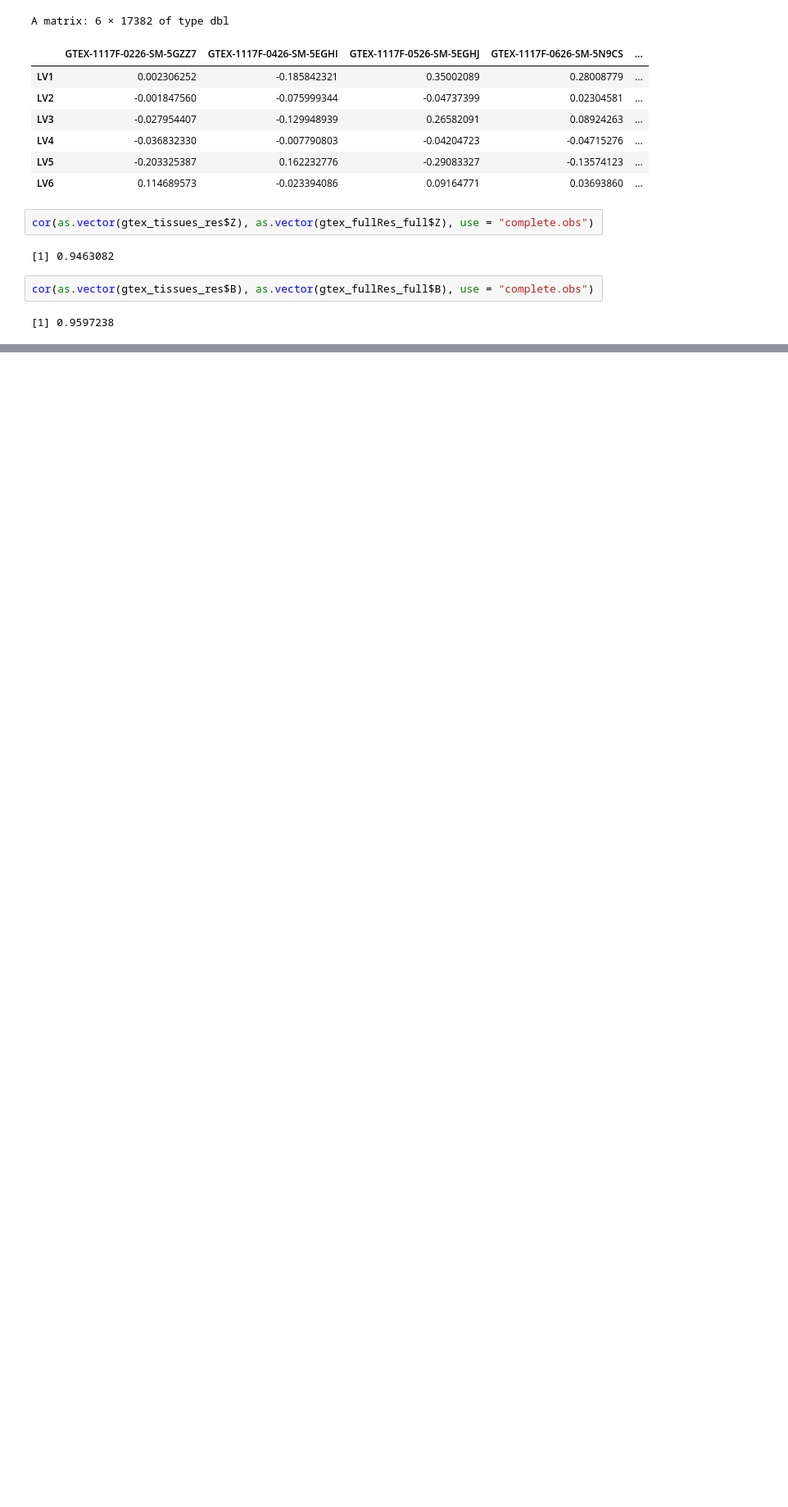
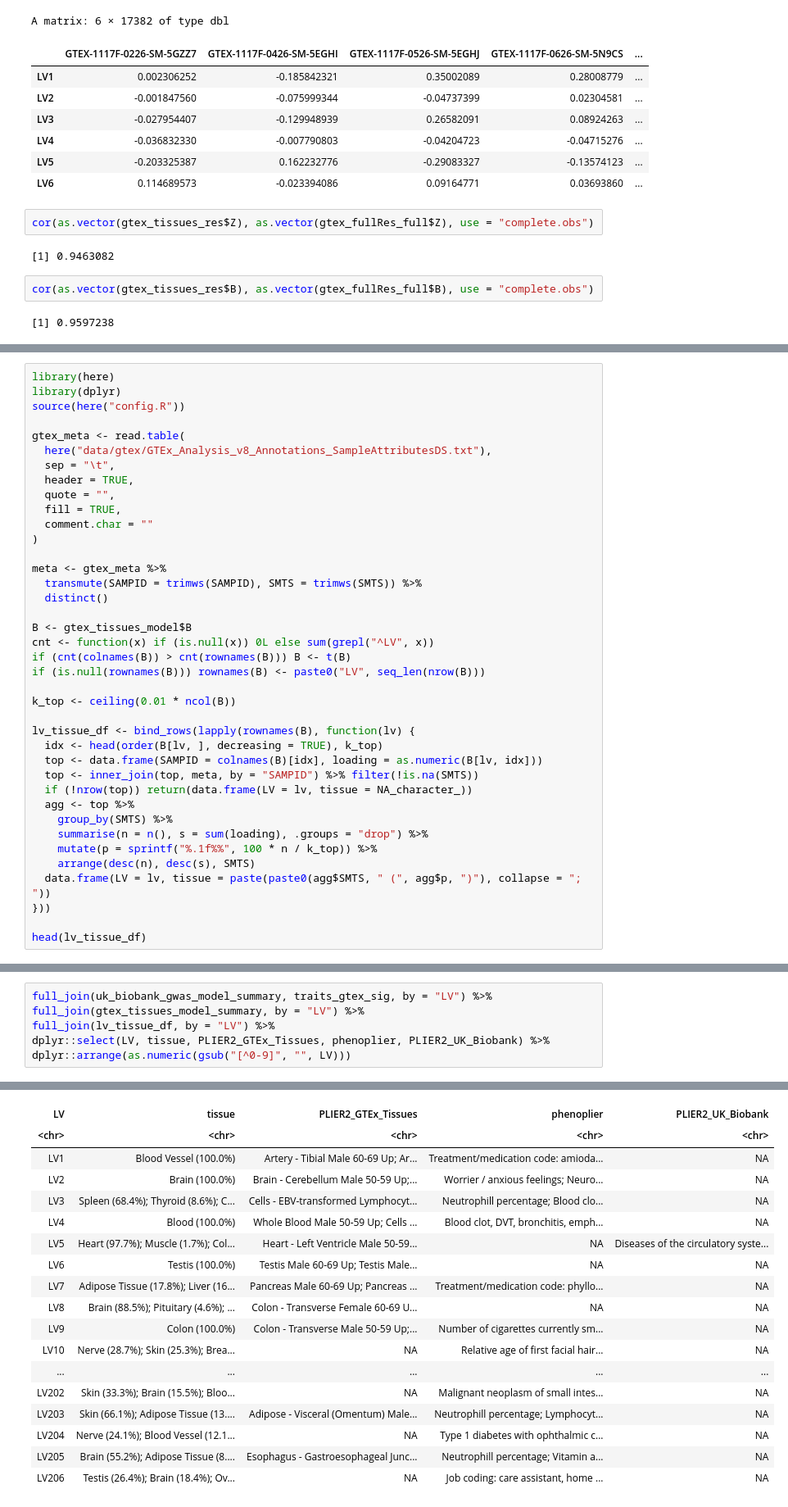
Before and after one commit to pivlab/plier2-analyses, a Jupyter notebook: nbs/01_model_building/gtex/02_gtex_priors analyses.ipynb, the cells around one changed output, grey strips where cells are left out. Shown at 82% size. Drawn from its saved outputs; the diff is of its cells as text; blank space fills up the shorter version.

```diff
--- a/nbs/01_model_building/gtex/02_gtex_priors analyses.ipynb
+++ b/nbs/01_model_building/gtex/02_gtex_priors analyses.ipynb
@@ -214,0 +282,39 @@ cor(as.vector(gtex_tissues_res$B), as.vector(gtex_fullRes_full$B), use = "comple
+# %%
+library(here)
+library(dplyr)
+source(here("config.R"))
+
+gtex_meta <- read.table(
+  here("data/gtex/GTEx_Analysis_v8_Annotations_SampleAttributesDS.txt"),
+  sep = "\t",
+  header = TRUE,
+  quote = "",
+  fill = TRUE,
+  comment.char = ""
+)
+
+meta <- gtex_meta %>%
+  transmute(SAMPID = trimws(SAMPID), SMTS = trimws(SMTS)) %>%
+  distinct()
+
+B <- gtex_tissues_model$B
+cnt <- function(x) if (is.null(x)) 0L else sum(grepl("^LV", x))
+if (cnt(colnames(B)) > cnt(rownames(B))) B <- t(B)
+if (is.null(rownames(B))) rownames(B) <- paste0("LV", seq_len(nrow(B)))
+
+k_top <- ceiling(0.01 * ncol(B))
+
+lv_tissue_df <- bind_rows(lapply(rownames(B), function(lv) {
+  idx <- head(order(B[lv, ], decreasing = TRUE), k_top)
+  top <- data.frame(SAMPID = colnames(B)[idx], loading = as.numeric(B[lv, idx]))
+  top <- inner_join(top, meta, by = "SAMPID") %>% filter(!is.na(SMTS))
+  if (!nrow(top)) return(data.frame(LV = lv, tissue = NA_character_))
+  agg <- top %>%
+    group_by(SMTS) %>%
+    summarise(n = n(), s = sum(loading), .groups = "drop") %>%
+    mutate(p = sprintf("%.1f%%", 100 * n / k_top)) %>%
+    arrange(desc(n), desc(s), SMTS)
+  data.frame(LV = lv, tissue = paste(paste0(agg$SMTS, " (", agg$p, ")"), collapse = "; "))
+}))
+
+head(lv_tissue_df)
@@ -214,0 +331,7 @@ cor(as.vector(gtex_tissues_res$B), as.vector(gtex_fullRes_full$B), use = "comple
+# %%
+full_join(uk_biobank_gwas_model_summary, traits_gtex_sig, by = "LV") %>%
+full_join(gtex_tissues_model_summary, by = "LV") %>%
+full_join(lv_tissue_df, by = "LV") %>%
+dplyr::select(LV, tissue, PLIER2_GTEx_Tissues, phenoplier, PLIER2_UK_Biobank) %>%
+dplyr::arrange(as.numeric(gsub("[^0-9]", "", LV)))
+# %% [output]
@@ -214,0 +339,18 @@ cor(as.vector(gtex_tissues_res$B), as.vector(gtex_fullRes_full$B), use = "comple
+| LV | tissue | PLIER2_GTEx_Tissues | phenoplier | PLIER2_UK_Biobank |
+| <chr> | <chr> | <chr> | <chr> | <chr> |
+| LV1 | Blood Vessel (100.0%) | Artery - Tibial Male 60-69 Up; Ar... | Treatment/medication code: amioda... | NA |
+| LV2 | Brain (100.0%) | Brain - Cerebellum Male 50-59 Up;... | Worrier / anxious feelings; Neuro... | NA |
+| LV3 | Spleen (68.4%); Thyroid (8.6%); C... | Cells - EBV-transformed Lymphocyt... | Neutrophill percentage; Blood clo... | NA |
+| LV4 | Blood (100.0%) | Whole Blood Male 50-59 Up; Cells ... | Blood clot, DVT, bronchitis, emph... | NA |
+| LV5 | Heart (97.7%); Muscle (1.7%); Col... | Heart - Left Ventricle Male 50-59... | NA | Diseases of the circulatory syste... |
+| LV6 | Testis (100.0%) | Testis Male 60-69 Up; Testis Male... | NA | NA |
+| LV7 | Adipose Tissue (17.8%); Liver (16... | Pancreas Male 60-69 Up; Pancreas ... | Treatment/medication code: phyllo... | NA |
+| LV8 | Brain (88.5%); Pituitary (4.6%); ... | Colon - Transverse Female 60-69 U... | NA | NA |
+| LV9 | Colon (100.0%) | Colon - Transverse Male 50-59 Up;... | Number of cigarettes currently sm... | NA |
+| LV10 | Nerve (28.7%); Skin (25.3%); Brea... | NA | Relative age of first facial hair... | NA |
+| ... | ... | ... | ... | ... |
+| LV202 | Skin (33.3%); Brain (15.5%); Bloo... | NA | Malignant neoplasm of small intes... | NA |
+| LV203 | Skin (66.1%); Adipose Tissue (13.... | Adipose - Visceral (Omentum) Male... | Neutrophill percentage; Lymphocyt... | NA |
+| LV204 | Nerve (24.1%); Blood Vessel (12.1... | NA | Type 1 diabetes with ophthalmic c... | NA |
+| LV205 | Brain (55.2%); Adipose Tissue (8.... | Esophagus - Gastroesophageal Junc... | Neutrophill percentage; Vitamin a... | NA |
+| LV206 | Testis (26.4%); Brain (18.4%); Ov... | NA | Job coding: care assistant, home ... | NA |
```
Also changed, not shown: parts of 7 cells of this notebook, 12 other files.
